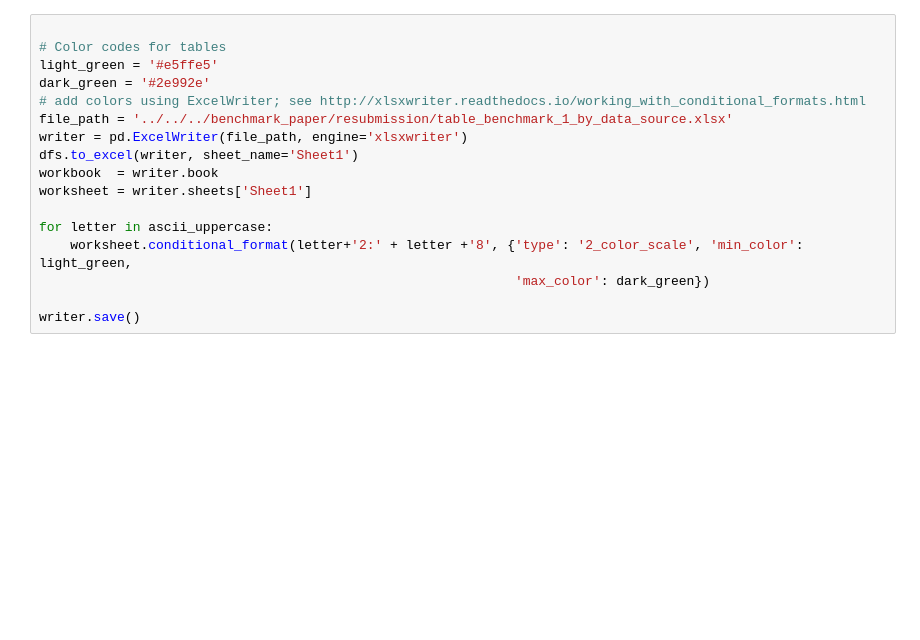
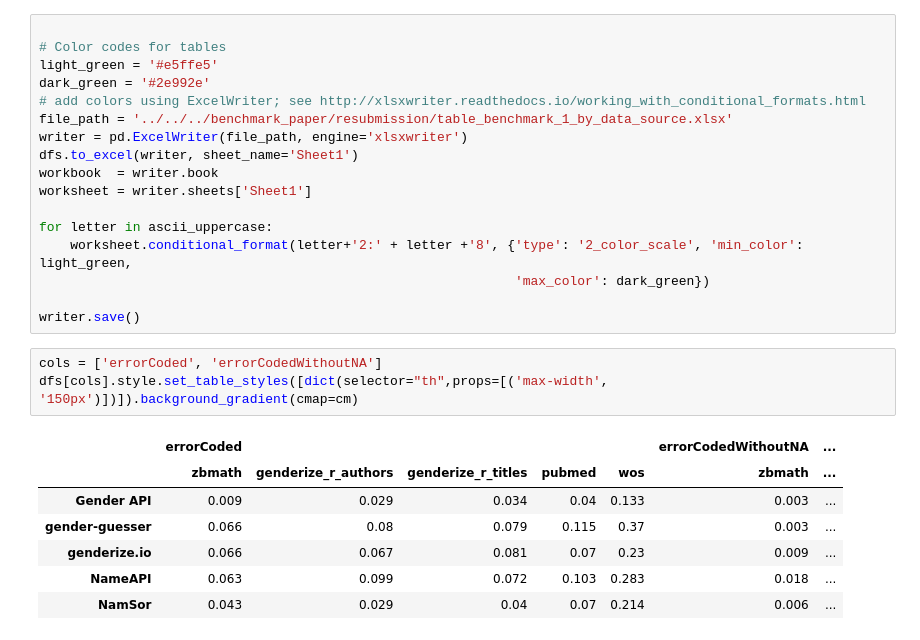
Before and after one commit to GenderGapSTEM-PublicationAnalysis/name_gender_inference, a Jupyter notebook: name_gender_inference/notebooks/Evaluation_split_datasets.ipynb, the cells around one changed output. Saved outputs shown, nothing was run; the diff lists cells and outputs as text; blank space fills up the shorter version.

Commit message:
Update notebooks to produce tables as shown in resubmission

```diff
--- a/name_gender_inference/notebooks/Evaluation_split_datasets.ipynb
+++ b/name_gender_inference/notebooks/Evaluation_split_datasets.ipynb
@@ -218,3 +218,14 @@ for letter in ascii_uppercase:
                                                              'max_color': dark_green})
 
 writer.save()
+# %%
+cols = ['errorCoded', 'errorCodedWithoutNA']
+dfs[cols].style.set_table_styles([dict(selector="th",props=[('max-width', '150px')])]).background_gradient(cmap=cm)
+# %% [output]
+|  | errorCoded |  |  |  |  | errorCodedWithoutNA | ... |
+|  | zbmath | genderize_r_authors | genderize_r_titles | pubmed | wos | zbmath | ... |
+| Gender API | 0.009 | 0.029 | 0.034 | 0.04 | 0.133 | 0.003 | ... |
+| gender-guesser | 0.066 | 0.08 | 0.079 | 0.115 | 0.37 | 0.003 | ... |
+| genderize.io | 0.066 | 0.067 | 0.081 | 0.07 | 0.23 | 0.009 | ... |
+| NameAPI | 0.063 | 0.099 | 0.072 | 0.103 | 0.283 | 0.018 | ... |
+| NamSor | 0.043 | 0.029 | 0.04 | 0.07 | 0.214 | 0.006 | ... |
```
Also changed, not shown: parts of 9 cells of this notebook, 1 other file.
